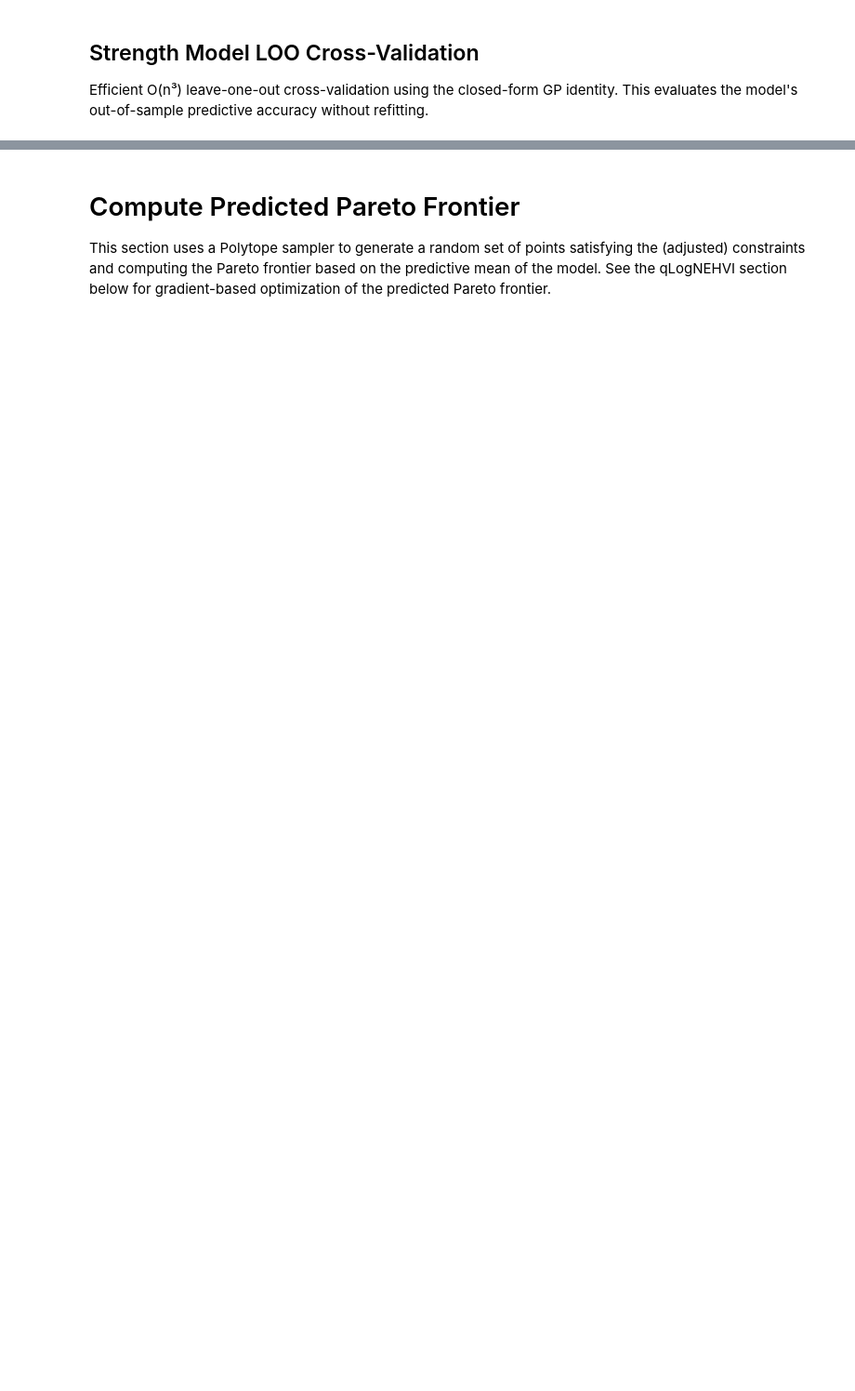
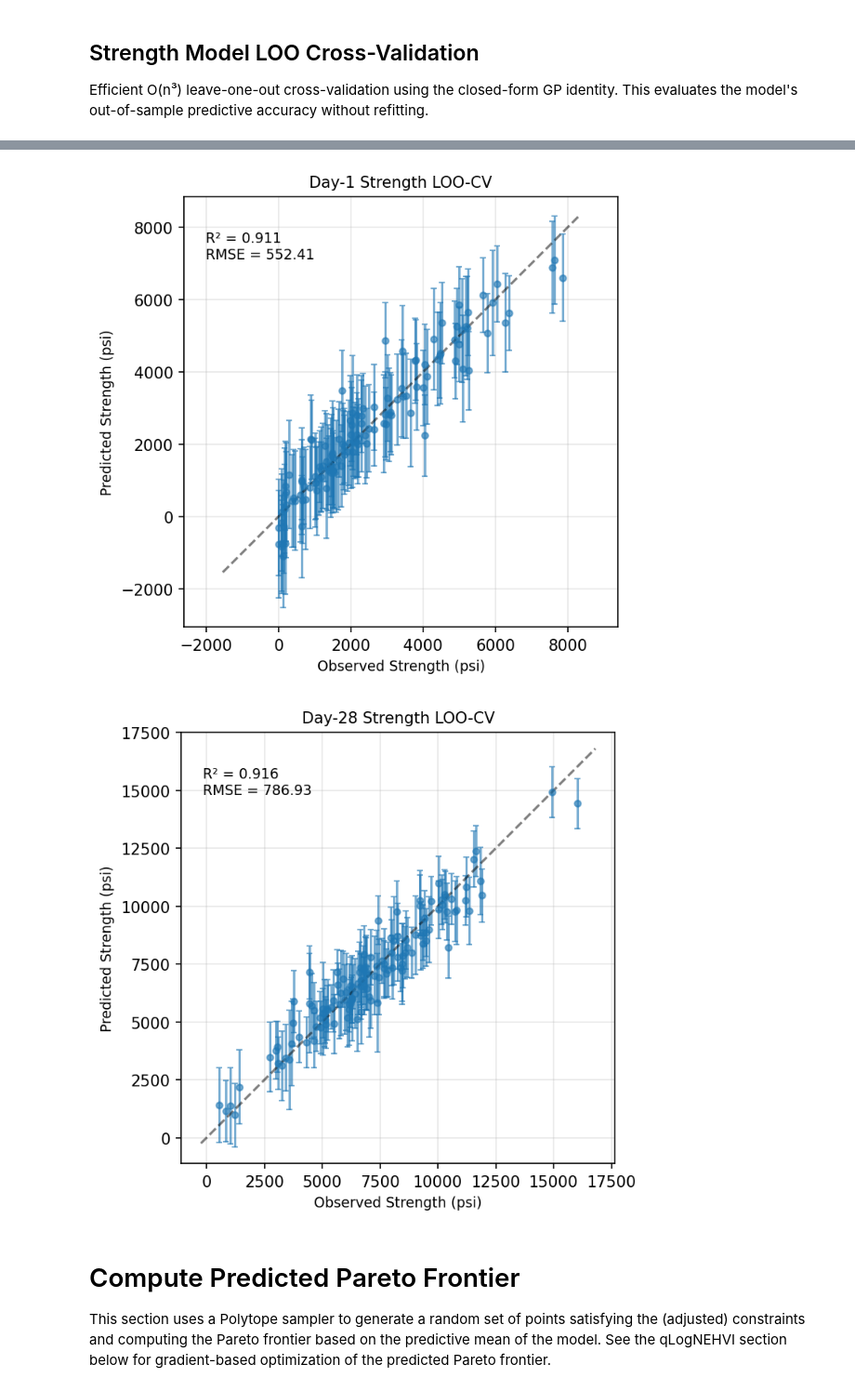
Before and after one commit to facebookresearch/SustainableConcrete, a Jupyter notebook: notebooks/prediction_and_optimization_tutorial.ipynb, the cells around one changed output, grey strips where cells are left out. Shown at 93% size. Drawn from its saved outputs; the diff is of its cells as text; code cells hidden in the pictures; blank space fills up the shorter version.

```diff
--- a/notebooks/prediction_and_optimization_tutorial.ipynb
+++ b/notebooks/prediction_and_optimization_tutorial.ipynb
@@ -213,16 +246,19 @@ print(f"Strength LOO-CV RMSE: {rmse:.1f} psi")
 # %%
 # LOO CV by curing time
 for day in model_strength_days:
     time_mask = X_strength[:n_real, -1] == day
     fig = plot_calibration(
-        observed=loo_obs[time_mask],
-        predicted_mean=loo_pred[time_mask],
-        predicted_std=loo_std[time_mask],
+        observed=loo_obs[time_mask] * STRENGTH_DISPLAY_SCALE,
+        predicted_mean=loo_pred[time_mask] * STRENGTH_DISPLAY_SCALE,
+        predicted_std=loo_std[time_mask] * STRENGTH_DISPLAY_SCALE,
         title=f"Day-{day} Strength LOO-CV",
-        xlabel="Observed Strength (psi)",
-        ylabel="Predicted Strength (psi)",
+        xlabel=f"Observed Strength ({strength_label()})",
+        ylabel=f"Predicted Strength ({strength_label()})",
     )
     plt.show()
+# %% [output]
+[figure, added]
+[figure, added]
 # %% [markdown]
 # Compute Predicted Pareto Frontier
 This section uses a Polytope sampler to generate a random set of points satisfying the (adjusted) constraints and computing the Pareto frontier based on the predictive mean of the model. See the qLogNEHVI section below for gradient-based optimization of the predicted Pareto frontier.
```
Also changed, not shown: parts of 19 cells of this notebook, 3 other files.
